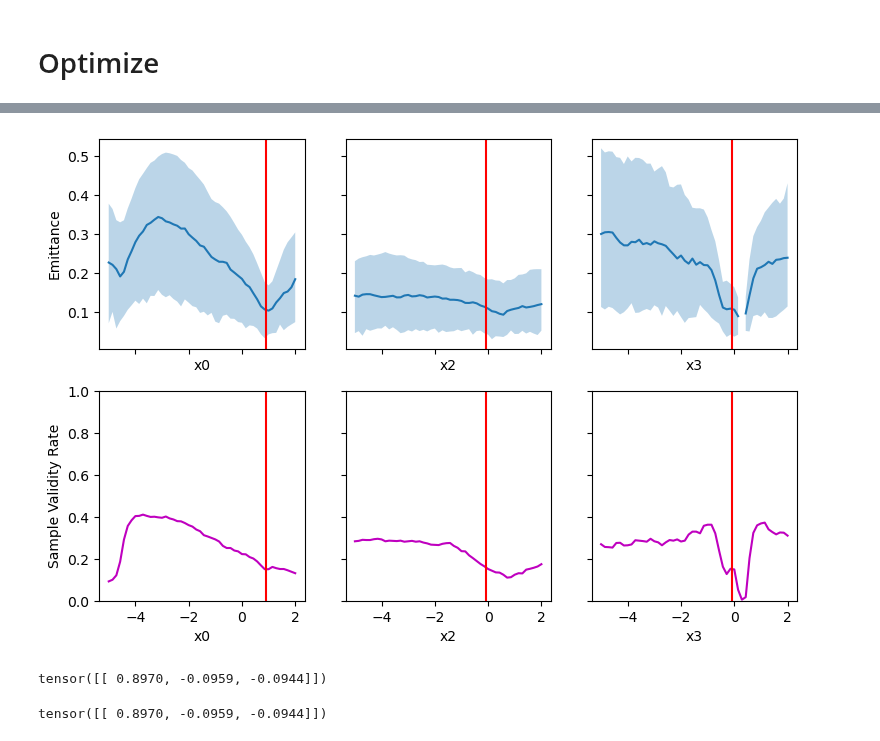
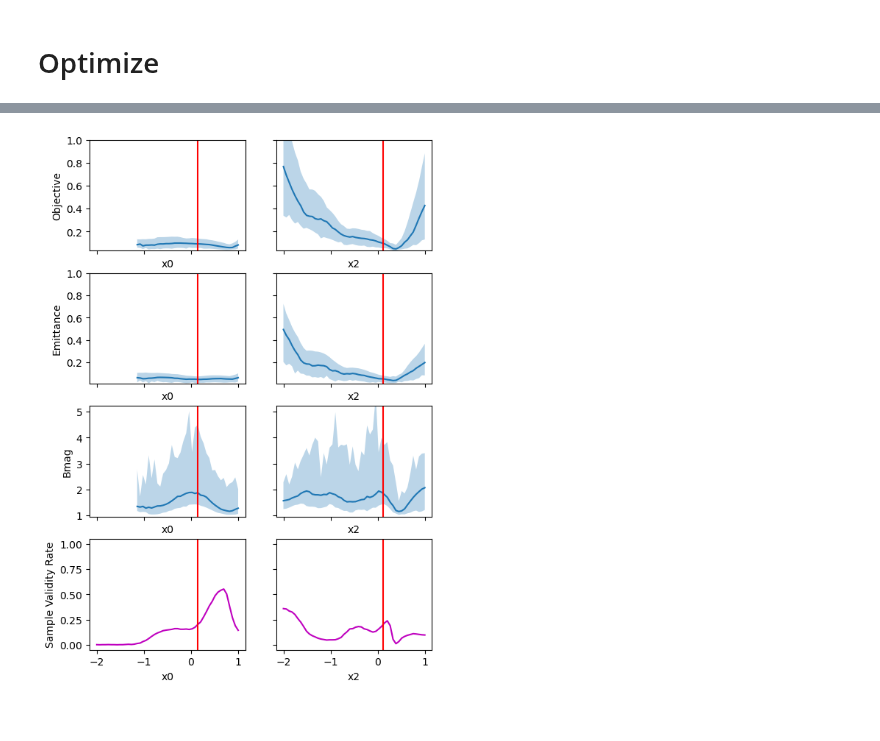
Before and after one commit to roussel-ryan/emitopt, a Jupyter notebook: examples/bax-emittance-xy-minimization-toy-model-THINQUAD.ipynb, the cells around one changed output, grey strips where cells are left out. Saved outputs shown, nothing was run; the diff lists cells and outputs as text; code cells hidden in the pictures.

Commit message:
Update Bmag calculcation and visualizations.

```diff
--- a/examples/bax-emittance-xy-minimization-toy-model-THINQUAD.ipynb
+++ b/examples/bax-emittance-xy-minimization-toy-model-THINQUAD.ipynb
@@ -44,13 +50,13 @@ else:
 # %% [markdown]
 # Notebook settings
 # %%
-ndim = 4 #number of input dimensions
+ndim = 3 #number of input dimensions
 noise = False #whether to add noise to the ground-truth beam size function outputs
-thick_quad = False
+thick_quad = True
 meas_dim = 1 #input dimension for measurement parameter
-n_obs_init = 7 #number of random initial observations for GP model
+n_obs_init = 15 #number of random initial observations for GP model
 n_samples = 20 #number of posterior samples for BAX
-n_iter = 10 #number of optimization steps for Xopt to take (after acquiring random initial data)
+n_iter = 50 #number of optimization steps for Xopt to take (after acquiring random initial data)
 rand_seed = 3
 
 #random seeds for reproducibility
@@ -139,7 +145,7 @@ Ground truth minimum emit: tensor(0.0090)
 # %% [markdown]
 # Construct vocs
 # %%
-variables = {var_name: [-5,2] for var_name in var_names}
+variables = {var_name: [-2,1] for var_name in var_names}
 variables[meas_param] = [-3,3] #overwrite bounds for measurement parameter to capture minimum of single-quadrupole optical model
 
 #construct vocs
@@ -209,16 +214,16 @@ algo_kwargs = {
         'q_len': q_len,
         'rmat_x': rmat_x,
         'rmat_y': rmat_y,
+        'twiss0_x': torch.tensor([10., -1.]),
+        'twiss0_y': torch.tensor([11., -2.]),
         'n_samples': n_samples,
         'meas_dim': meas_dim,
         'n_steps_measurement_param': 20,
-        'scipy_options': {'maxiter':25},
         'thick_quad': thick_quad,
-        'init': 'smallest',
-        'jitter': 0.1,
-        'transform_target': True
+        'n_grid_points': 15
 }
-algo = ScipyMinimizeEmittanceXY(**algo_kwargs)
+algo = GridMinimizeEmitBmag(**algo_kwargs)
+# algo = ScipyMinimizeEmittanceXY(**algo_kwargs)
 
 #construct BAX generator
 generator = BaxGenerator(vocs=vocs,
@@ -369,5 +391,10 @@ ax.axhline(gt_emit_min, ls='--', c='k', label='ground truth')
 # %%
+from emitopt.utils import x_tuning_to_dict, get_bax_optimum
 print(optimizer.generator.algorithm_results['x_tuning_best'])
 x_tuning_best = optimizer.generator.algorithm_results['x_tuning_best'].mean(dim=0)
 print(x_tuning_best)
+reference_point = get_bax_optimum(optimizer.generator)
+print(reference_point)
+target_point = x_tuning_to_dict(optimizer.generator, x_tuning = torch.tensor([[0,0]]))
+print(target_point)
 # %% [output]
@@ -418,18 +418,6 @@ fig, axs = plot_pathwise_emittance_vs_tuning(optimizer, x_origin=X_tuned, sample
 # %%
-from emitopt.plot_utils import plot_virtual_emittance
-from emitopt.utils import x_tuning_to_dict
-reference_point = x_tuning_to_dict(optimizer.generator, x_tuning_best)
-fig, axs = plot_virtual_emittance(optimizer, reference_point, dim='xy', n_samples=1000)
+from emitopt.visualize import plot_virtual_emittance
+fig, axs = plot_virtual_emittance(optimizer, reference_point, dim='xy', n_samples=1000, use_bmag=True, y_max=1)
 # %% [output]
-[figure, old version]
+[figure, new version]
-# %%
-from emitopt.utils import x_tuning_to_tensor
-x_tuning = x_tuning_to_tensor(optimizer.generator, reference_point)
-x_tuning
-# %% [output]
-tensor([[ 0.8970, -0.0959, -0.0944]])
-# %%
-x_tuning_best
-# %% [output]
-tensor([[ 0.8970, -0.0959, -0.0944]])
 # %%
```
Also changed, not shown: parts of 17 cells of this notebook, 6 other files.
